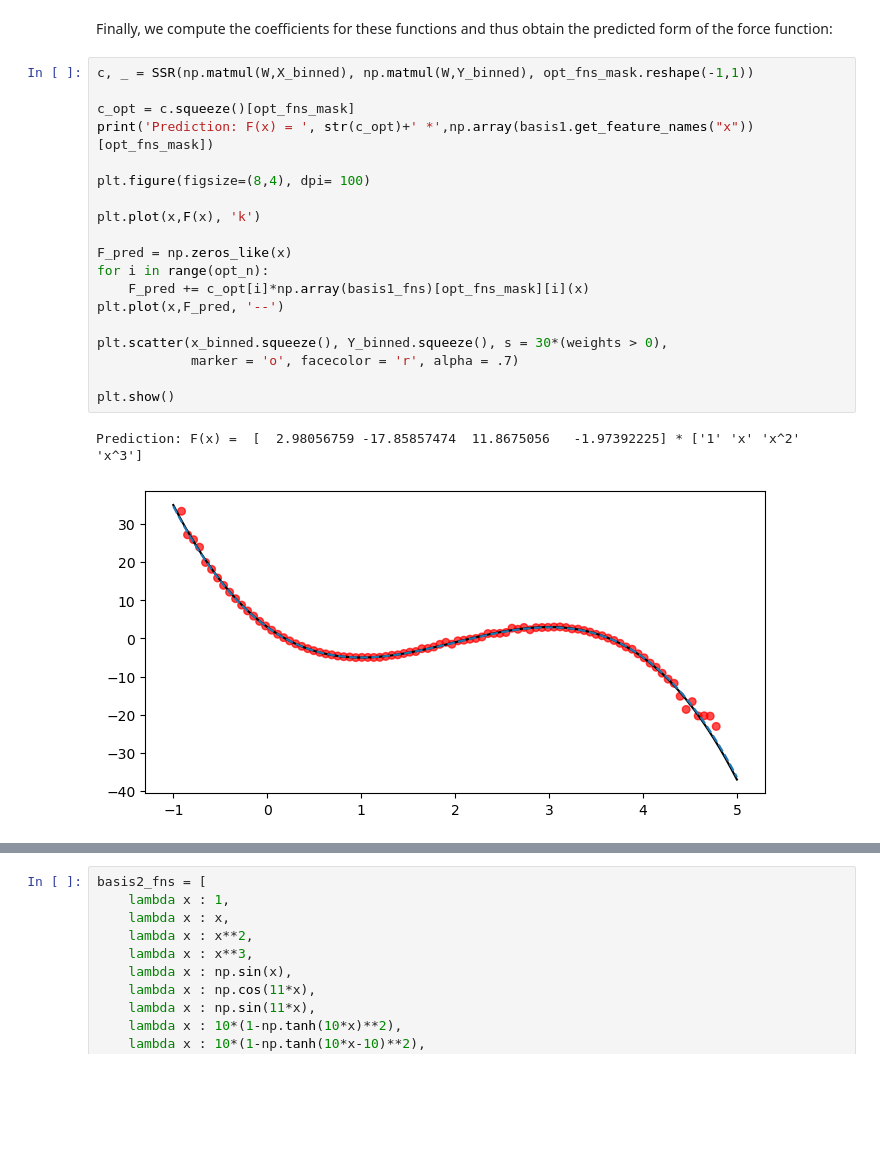
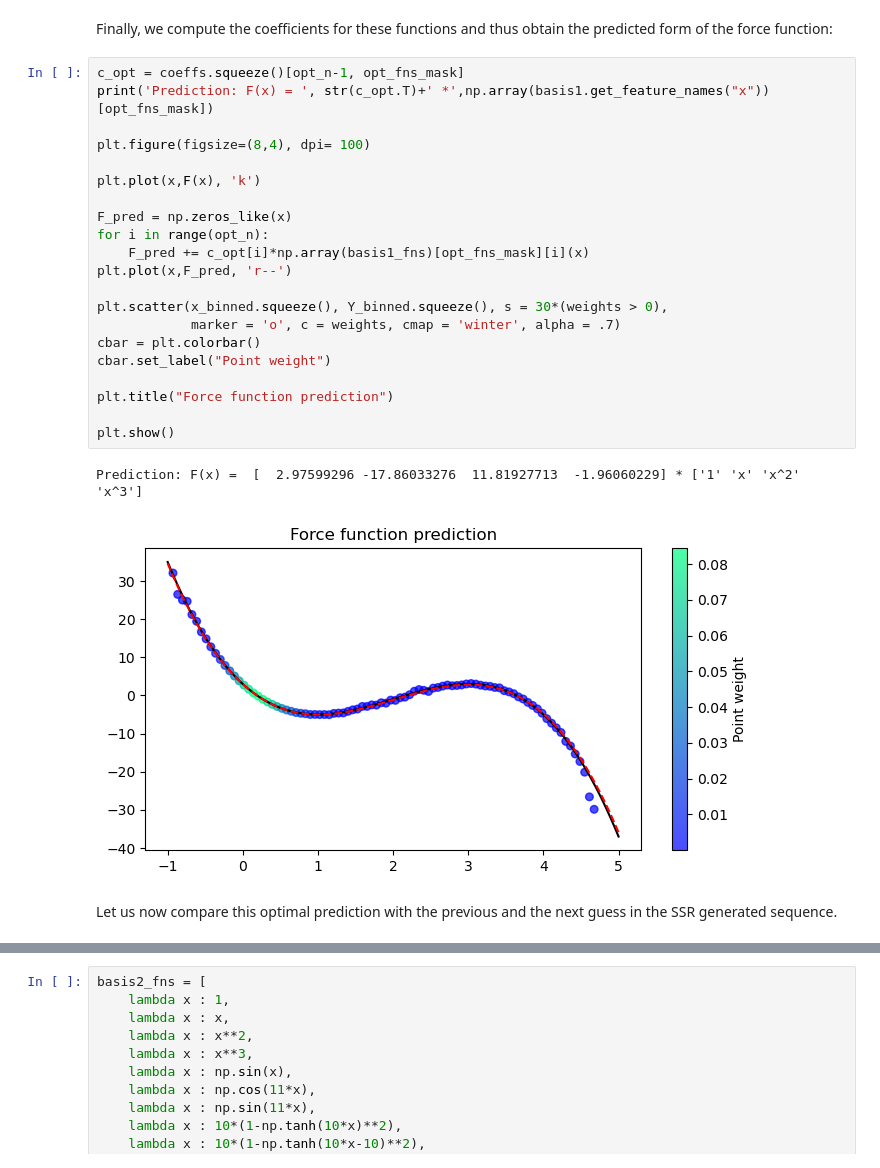
Before and after one commit to tvaivods/stochastic-dynamics-inference, a Jupyter notebook: Example1.ipynb, the cells around one changed output, grey strips where cells are left out. Cells and saved outputs as stored; diff of their text form; blank space fills up the shorter version.

```diff
--- a/Example1.ipynb
+++ b/Example1.ipynb
@@ -225,24 +244,28 @@ where the paper's sparsity progress matrix is presented as
 # %% [markdown]
 Finally, we compute the coefficients for these functions and thus obtain the predicted form of the force function:
 # %%
-c, _ = SSR(np.matmul(W,X_binned), np.matmul(W,Y_binned), opt_fns_mask.reshape(-1,1))
-
-c_opt = c.squeeze()[opt_fns_mask]
-print('Prediction: F(x) = ', str(c_opt)+' *',np.array(basis1.get_feature_names("x"))[opt_fns_mask])
+c_opt = coeffs.squeeze()[opt_n-1, opt_fns_mask]
+print('Prediction: F(x) = ', str(c_opt.T)+' *',np.array(basis1.get_feature_names("x"))[opt_fns_mask])
 
 plt.figure(figsize=(8,4), dpi= 100)
 
 plt.plot(x,F(x), 'k')
 
 F_pred = np.zeros_like(x)
 for i in range(opt_n):
     F_pred += c_opt[i]*np.array(basis1_fns)[opt_fns_mask][i](x)
-plt.plot(x,F_pred, '--')
+plt.plot(x,F_pred, 'r--')
 
 plt.scatter(x_binned.squeeze(), Y_binned.squeeze(), s = 30*(weights > 0),
-            marker = 'o', facecolor = 'r', alpha = .7)
+            marker = 'o', c = weights, cmap = 'winter', alpha = .7)
+cbar = plt.colorbar()
+cbar.set_label("Point weight")
+
+plt.title("Force function prediction")
 
 plt.show()
 # %% [output]
-Prediction: F(x) =  [  2.98056759 -17.85857474  11.8675056   -1.97392225] * ['1' 'x' 'x^2' 'x^3']
+Prediction: F(x) =  [  2.97599296 -17.86033276  11.81927713  -1.96060229] * ['1' 'x' 'x^2' 'x^3']
-[figure, old version]
+[figure, new version]
+# %% [markdown]
+Let us now compare this optimal prediction with the previous and the next guess in the SSR generated sequence.
```
Also changed, not shown: parts of 18 cells of this notebook, 2 other files.
